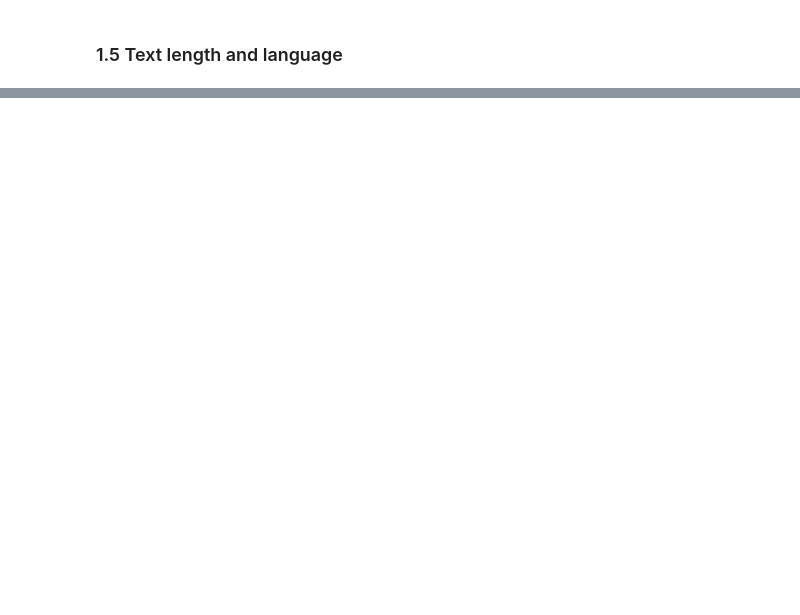
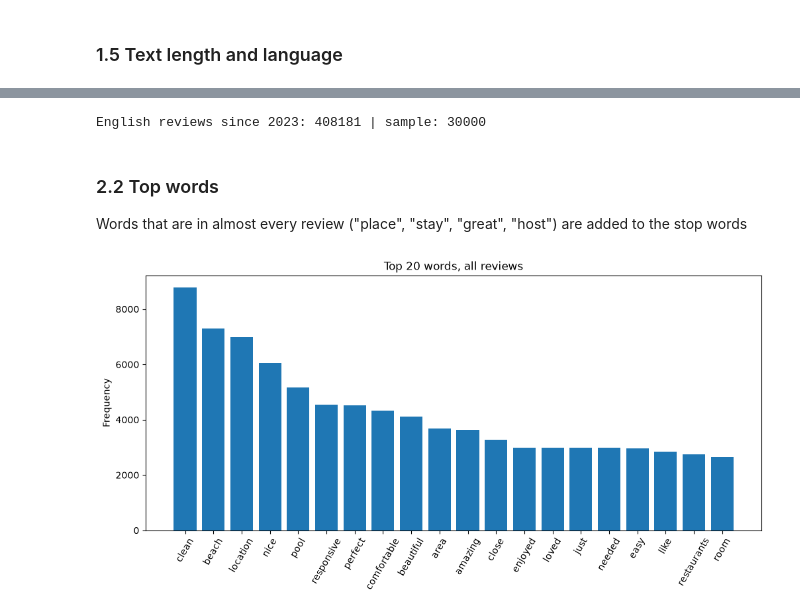
Before and after one commit to gui-buissa/str-guest-feedback-nlp, a Jupyter notebook: notebooks/phase2_exploration.ipynb, the cells around one changed output, grey strips where cells are left out. Cells and saved outputs as stored; diff of their text form; code cells hidden in the pictures; blank space fills up the shorter version.

```diff
--- a/notebooks/phase2_exploration.ipynb
+++ b/notebooks/phase2_exploration.ipynb
@@ -545,0 +169,41 @@ Tool: Claude (Claude Code), used as a coding assistant.
+# %%
+from sklearn.feature_extraction.text import CountVectorizer, ENGLISH_STOP_WORDS
+from vaderSentiment.vaderSentiment import SentimentIntensityAnalyzer
+from wordcloud import WordCloud
+
+recent = df[df["english"] & (df["date"] >= "2023-01-01")]
+sample = recent.sample(30000, random_state=42).copy()
+
+sample["text"] = sample["comments"].apply(strip_html)    # for VADER, keeps case and punctuation
+sample["clean"] = sample["comments"].apply(clean_text)   # for word counts
+print("English reviews since 2023:", len(recent), "| sample:", len(sample))
+# %% [output]
+English reviews since 2023: 408181 | sample: 30000
+# %% [markdown]
+### 2.2 Top words
+
+Words that are in almost every review ("place", "stay", "great", "host") are added to the stop words
+# %%
+DOMAIN_STOP_WORDS = ["place", "stay", "great", "host", "home", "house", "airbnb", "would",
+                     "definitely", "recommend", "everything", "really", "us", "also", "time"]
+STOP_WORDS = list(ENGLISH_STOP_WORDS.union(DOMAIN_STOP_WORDS))
+
+def top_words(texts, n=20, ngram_range=(1, 1), stop_words=STOP_WORDS):
+    vectorizer = CountVectorizer(stop_words=stop_words, ngram_range=ngram_range, min_df=5)
+    X = vectorizer.fit_transform(texts)
+    counts = X.sum(axis=0).A1
+    words = vectorizer.get_feature_names_out()
+    return sorted(zip(words, counts), key=lambda x: x[1], reverse=True)[:n]
+
+def plot_top_words(most_common, title):
+    words, frequencies = zip(*most_common)
+    plt.figure(figsize=(12, 5))
+    plt.bar(words, frequencies)
+    plt.title(title)
+    plt.ylabel("Frequency")
+    plt.xticks(rotation=60)
+    plt.show()
+
+plot_top_words(top_words(sample["clean"]), "Top 20 words, all reviews")
+# %% [output]
+[figure, added]
```
Also changed, not shown: parts of 70 cells of this notebook, 1 other file.
